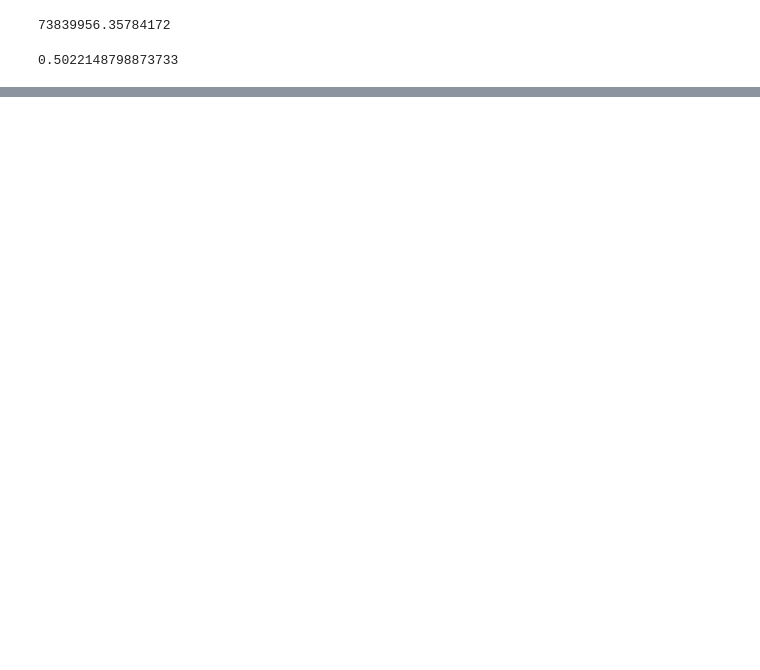
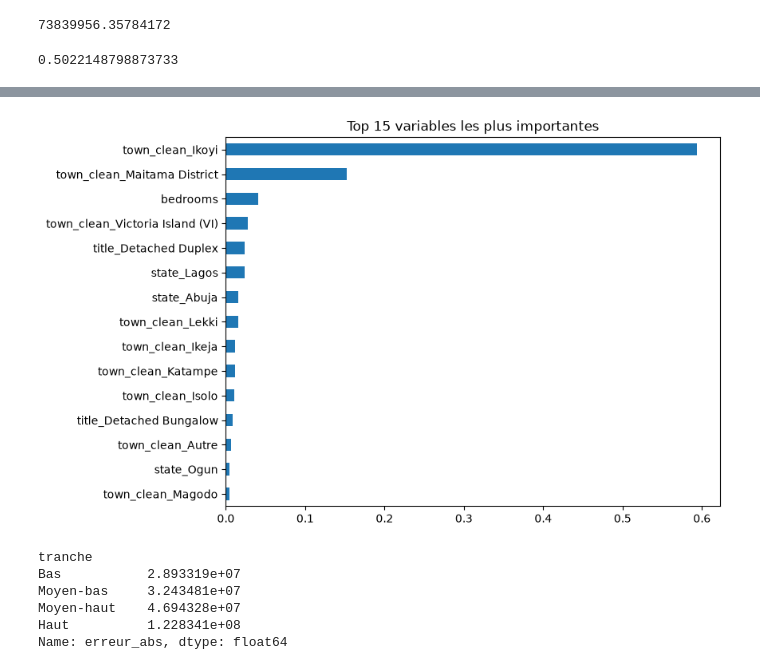
Before and after one commit to djiliwade67-ops/portfolio-data-science, a Jupyter notebook: projet4-estimateur-prix/projet4-estimateur-prix.ipynb, the cells around one changed output, grey strips where cells are left out. Drawn from its saved outputs; the diff is of its cells as text; code cells hidden in the pictures; blank space fills up the shorter version.

Commit message:
Projet 4 : estimateur de prix immobilier - pipeline complet (scraping, nettoyage, feature engineering, comparaison de modèles, GridSearchCV)

```diff
--- a/projet4-estimateur-prix/projet4-estimateur-prix.ipynb
+++ b/projet4-estimateur-prix/projet4-estimateur-prix.ipynb
@@ -236,0 +258,10 @@ r2_score(y_test, y_predict)
+# %%
+from sklearn.ensemble import GradientBoostingRegressor
+model3 = GradientBoostingRegressor(
+    n_estimators=200,
+    learning_rate= 0.1,
+    max_depth=5,
+    random_state=42
+)
+model3.fit(X_train,y_train)
+model3.score(X_train,y_train)
@@ -236,0 +309,10 @@ r2_score(y_test, y_predict)
+# %%
+from xgboost import XGBRegressor
+model4 = XGBRegressor(
+    n_estimators=200,
+    learning_rate= 0.1,
+    max_depth=5,
+    random_state=42
+)
+model4.fit(X_train,y_train)
+model4.score(X_train,y_train)
@@ -236,0 +341,14 @@ r2_score(y_test, y_predict)
+# %%
+from sklearn.model_selection import GridSearchCV
+
+grid_param = {
+       "n_estimators":[100,200,300],
+        "learning_rate": [0.1,0.01,0.05,0.2],
+        "max_depth":[3,5,7]
+}
+
+grid = GridSearchCV(
+    XGBRegressor(),grid_param,cv=5
+)
+
+grid.fit(X_train,y_train)
@@ -236,0 +381,2 @@ r2_score(y_test, y_predict)
+# %%
+best_model = grid.best_estimator_
@@ -236,0 +458,26 @@ r2_score(y_test, y_predict)
+# %%
+import pandas as pd
+
+importances = pd.Series(best_model.feature_importances_, index=X.columns)
+importances.sort_values(ascending=False).head(15).plot(kind='barh', figsize=(8,6))
+plt.title("Top 15 variables les plus importantes")
+plt.gca().invert_yaxis()
+plt.show()
+# %% [output]
+[figure, added]
+# %%
+erreurs = pd.DataFrame({
+    'prix_reel': y_test,
+    'prix_predit': y_predict,
+    'erreur_abs': abs(y_test - y_predict)
+})
+
+erreurs['tranche'] = pd.qcut(erreurs['prix_reel'], q=4, labels=['Bas', 'Moyen-bas', 'Moyen-haut', 'Haut'])
+erreurs.groupby('tranche')['erreur_abs'].mean()
+# %% [output]
+tranche
+Bas           2.893319e+07
+Moyen-bas     3.243481e+07
+Moyen-haut    4.694328e+07
+Haut          1.228341e+08
+Name: erreur_abs, dtype: float64
```
Also changed, not shown: parts of 31 cells of this notebook, 1 other file.
